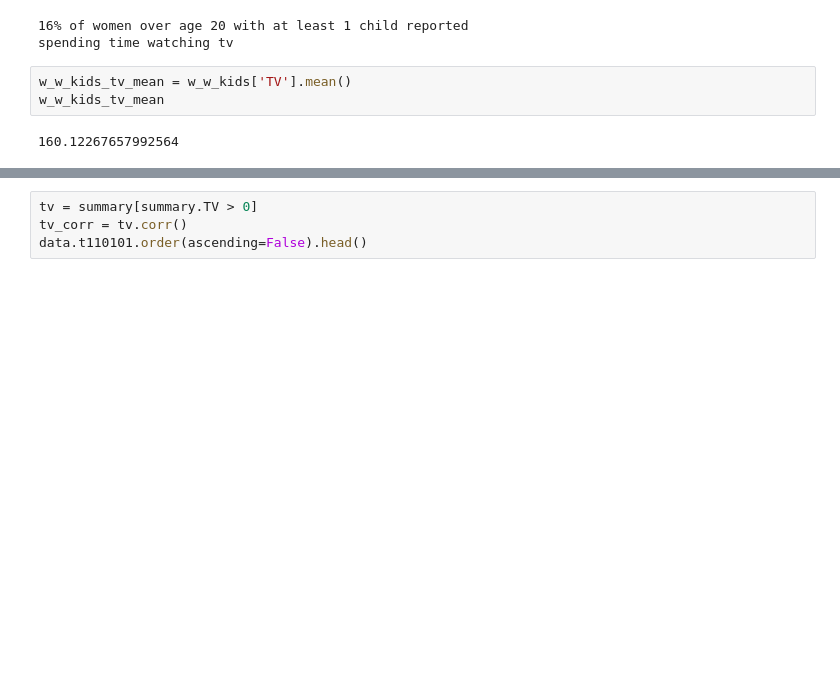
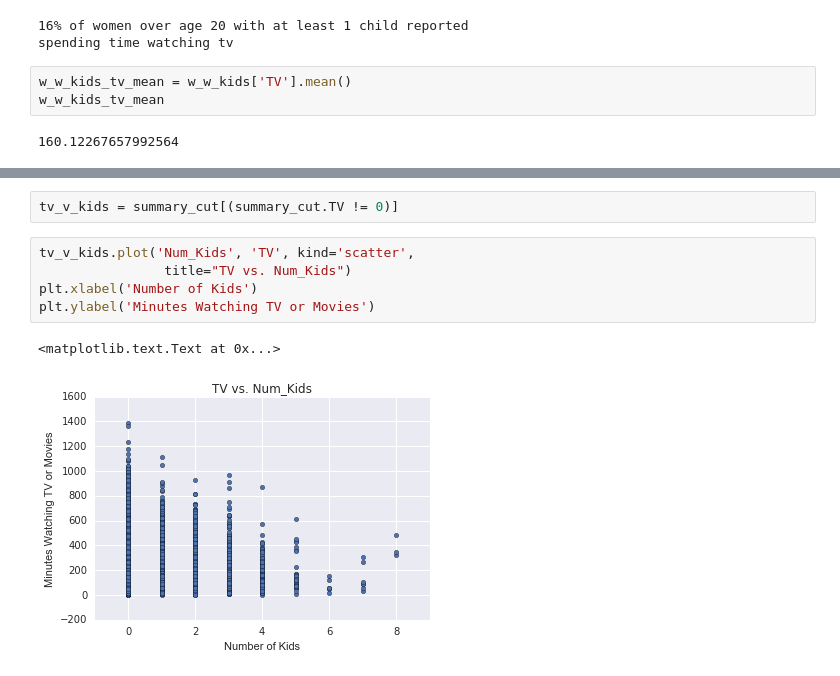
Before and after one commit to JonathanKross/atus-analysis, a Jupyter notebook: scratch.ipynb, the cells around one changed output, grey strips where cells are left out. Cells and saved outputs as stored; diff of their text form; blank space fills up the shorter version.

```diff
--- a/scratch.ipynb
+++ b/scratch.ipynb
@@ -280,5 +280,11 @@ plt.show()
 [figure]
-# %%
-tv = summary[summary.TV > 0]
-tv_corr = tv.corr()
-data.t110101.order(ascending=False).head()
+# %%
+tv_v_kids = summary_cut[(summary_cut.TV != 0)]
+# %%
+tv_v_kids.plot('Num_Kids', 'TV', kind='scatter',
+                title="TV vs. Num_Kids")
+plt.xlabel('Number of Kids')
+plt.ylabel('Minutes Watching TV or Movies')
+# %% [output]
+<matplotlib.text.Text at 0x...>
+[figure, added]
```
Also changed, not shown: parts of 9 cells of this notebook, 1 other file.
